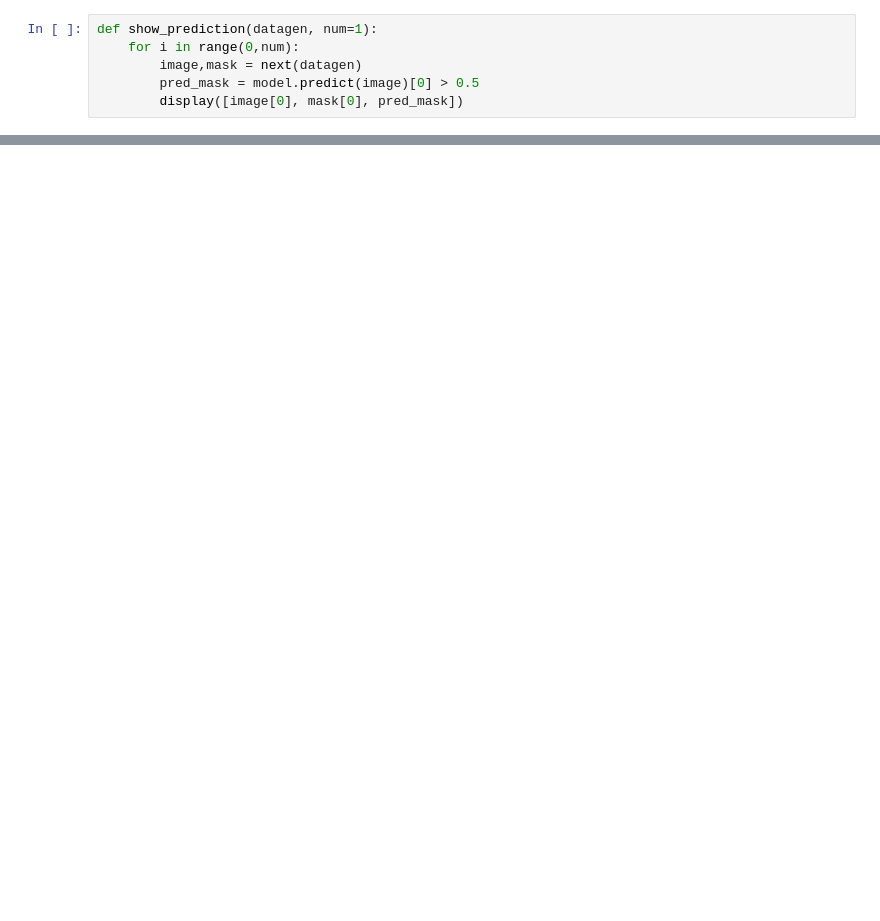
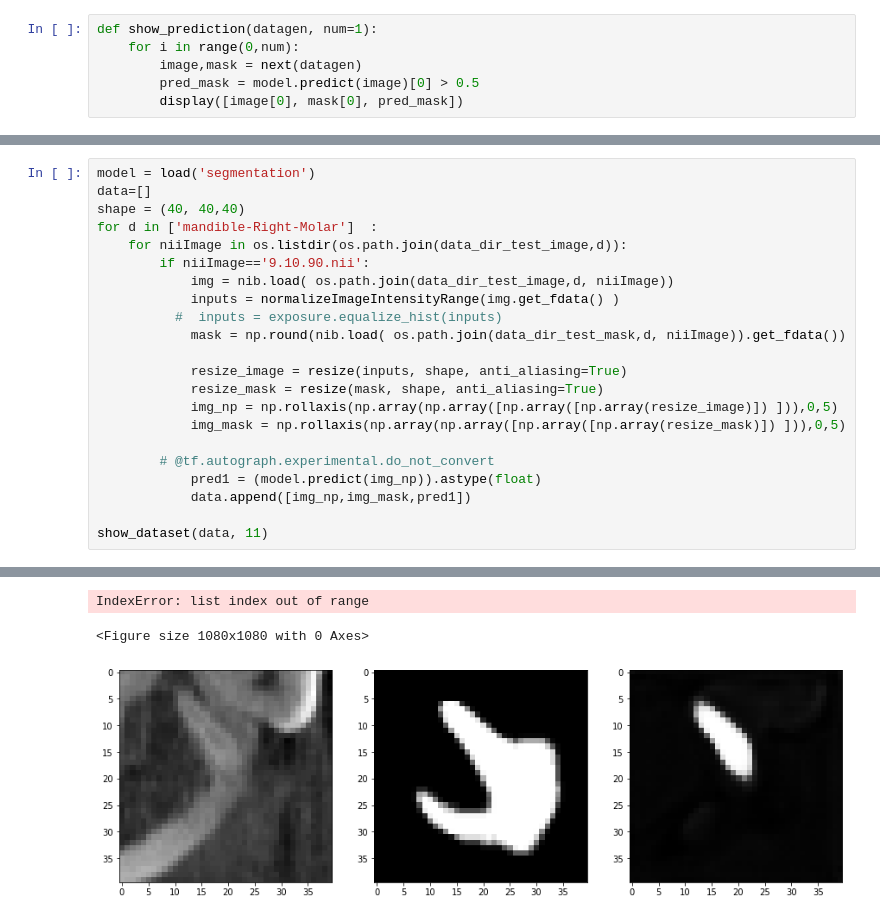
Before and after one commit to charuu/msc-tooth-segmentation, a Jupyter notebook: 02_Volume-Segmentation-with-UNET_training.ipynb, the cells around one changed output, grey strips where cells are left out. Saved outputs shown, nothing was run; the diff lists cells and outputs as text; blank space fills up the shorter version.

Commit message:
Update U-Net2d segmentation

```diff
--- a/02_Volume-Segmentation-with-UNET_training.ipynb
+++ b/02_Volume-Segmentation-with-UNET_training.ipynb
@@ -223,0 +299,23 @@ show_prediction(test_generator, 20)
+# %%
+model = load('segmentation')
+data=[]
+shape = (40, 40,40)
+for d in ['mandible-Right-Molar']  :
+    for niiImage in os.listdir(os.path.join(data_dir_test_image,d)):
+        if niiImage=='9.10.90.nii':
+            img = nib.load( os.path.join(data_dir_test_image,d, niiImage))
+            inputs = normalizeImageIntensityRange(img.get_fdata() )
+          #  inputs = exposure.equalize_hist(inputs)
+            mask = np.round(nib.load( os.path.join(data_dir_test_mask,d, niiImage)).get_fdata())
+
+            resize_image = resize(inputs, shape, anti_aliasing=True)
+            resize_mask = resize(mask, shape, anti_aliasing=True)
+            img_np = np.rollaxis(np.array(np.array([np.array([np.array(resize_image)]) ])),0,5)
+            img_mask = np.rollaxis(np.array(np.array([np.array([np.array(resize_mask)]) ])),0,5)
+
+        # @tf.autograph.experimental.do_not_convert
+            pred1 = (model.predict(img_np)).astype(float)
+            data.append([img_np,img_mask,pred1])
+
+show_dataset(data, 11)
+# %% [output]
@@ -223,0 +330,3 @@ show_prediction(test_generator, 20)
+IndexError: list index out of range
+<Figure size 1080x1080 with 0 Axes>
+[figure, added]
```
Also changed, not shown: parts of 16 cells of this notebook, 14 other files.
